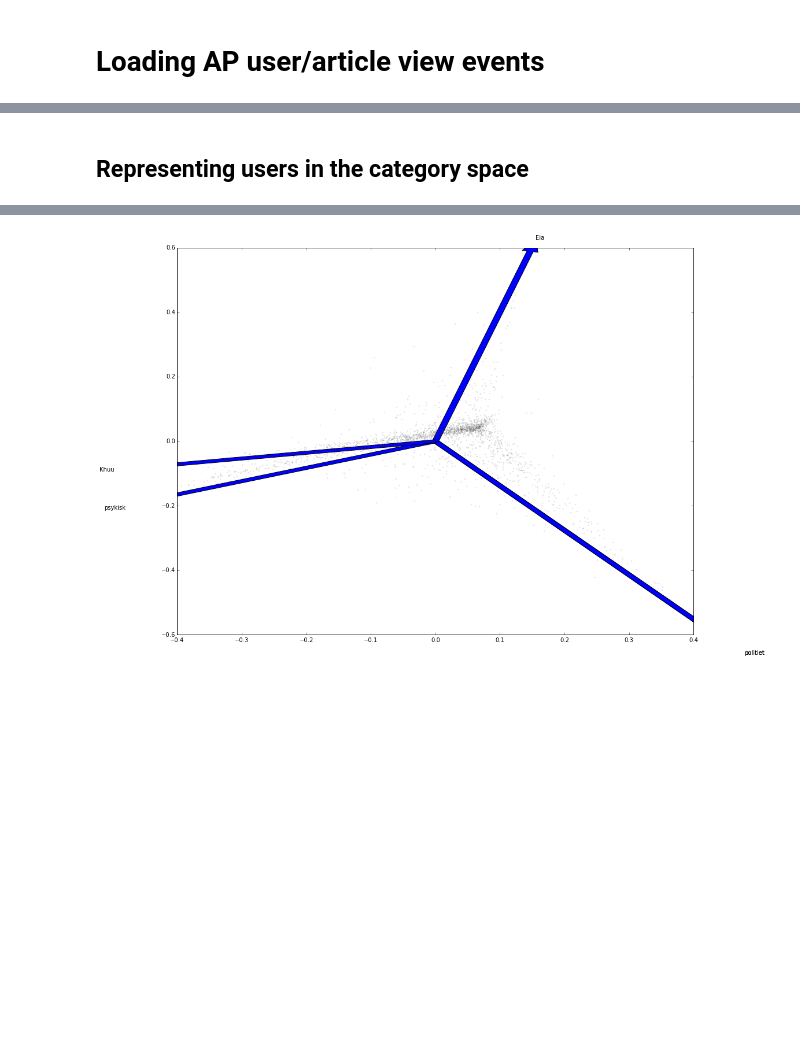
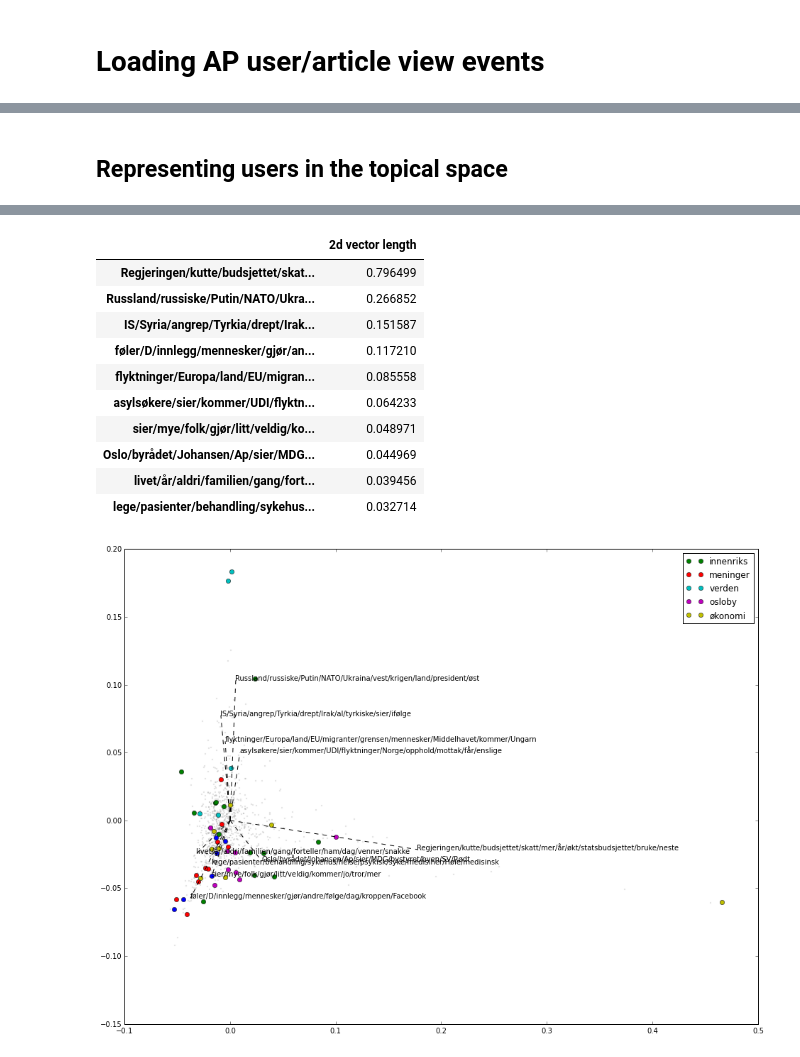
Before and after one commit to pilipolio/recs, a Jupyter notebook: notebooks/201511_UserAndTopics.ipynb, the cells around one changed output, grey strips where cells are left out. Cells and saved outputs as stored; diff of their text form; code cells hidden in the pictures; blank space fills up the shorter version.

Commit message:
topics.html working, plus notebooks

```diff
--- a/notebooks/201511_UserAndTopics.ipynb
+++ b/notebooks/201511_UserAndTopics.ipynb
@@ -44,8 +79,11 @@ u'Kina'
 article_path = '/Users/Gui/Data/ap_article_topics_weights.json'
 article_topics_weights = json.load(open(article_path))
 
-flatten_article_weights = chain(*[[(article_id, topic_id, weight) for topic_id, weight in enumerate(features)] for article_id, features in article_topics_weights.items()])
+flatten_article_weights = chain.from_iterable([[(int(article_id), topic_id, weight) for topic_id, weight in enumerate(features)] for article_id, features in article_topics_weights.items()])
 
 article_weights = pd.DataFrame.from_records(flatten_article_weights, columns=['article_id', 'topic', 'weight'])
+
+print(article_weights.dtypes)
+print(article_weights.shape)
 article_weights.head()
 # %% [output]
@@ -58,5 +101,9 @@ article_weights.head()
 # %%
 article_topic_weights = article_weights.pivot(index='article_id', columns='topic', values='weight')
+article_topic_weights = article_topic_weights.ix[:, ~too_similar_topics]
+
 article_topic_weights.columns = top_word_topics['word']
+print(article_topic_weights.shape)
+
 article_topic_weights.head()
 # %% [output]
@@ -85,6 +159,6 @@ print("{} views from {} x {} user/articles from {} to {}".format(
 # %%
-events_with_article_content = user_events.item.isin(article_topic_weights.index)
-user_events = user_events.ix[events_with_article_content.values,:]
+events_with_article_content = all_user_events.item.isin(article_topic_weights.index)
+user_events = all_user_events.ix[events_with_article_content.values, :]
 
 print("{} events with content from {} x {} user/articles".format(
         user_events.shape[0],
@@ -157,6 +236,6 @@ pd.DataFrame(user_events_with_topics.iloc[:, 5:].sum(), columns=['views']).sort_
 # %%
-user_topics_sums = user_events_with_topics.groupby('user').sum().iloc[:,5:]
-
+user_topics_sums = user_events_with_topics.groupby('user').sum().iloc[:, 5:]
+user_article_counts = user_events_with_topics.groupby('user').size()
 user_topics_probs = user_topics_sums.div(user_topics_sums.sum(axis=1), axis=0)
 
 user_topics_probs.head()
@@ -172,17 +251,36 @@ user_topics_probs.head()
 # %% [markdown]
-## Representing users in the category space
+## Representing users in the topical space
 # %%
-import matplotlib.pyplot as plt
-%matplotlib inline
 import numpy as np
 from sklearn.decomposition import PCA
 
-plt.figure(figsize=(16, 12))
-pca = PCA(n_components=2)
-user_2d = pca.fit_transform(user_topics_probs.values[user_totals.values > 3,:])
+from matplotlib import pyplot as plt
+%matplotlib inline
 
-plt.plot(user_2d[:,0], user_2d[:,1], 'ko', markeredgecolor='grey', ms=2, alpha=.1)
+fig = plt.figure(figsize=(16, 12))
 
+# users
+pca = PCA(n_components=10)
+pca.fit(user_topics_probs.values[user_article_counts.values > 5, :])
+user_2d = pca.transform(user_topics_probs.values[user_article_counts.values > 1, :])
+plt.plot(user_2d[:1000,0], user_2d[:1000,1], 'ko', markeredgecolor='grey', ms=2, alpha=.1)
+
+# top 50 articles
+top = 50
+article_counts = user_events_with_topics.groupby('item').size().sort_values(ascending=False)
+top_articles = article_counts.iloc[:top].index
+articles_pca_df = pd.DataFrame(
+    data=pca.transform(article_topic_weights.ix[top_articles, user_topics_probs.columns]),
+    index=top_articles).join(article_categories)
+
+articles_pca_df.section[articles_pca_df.section == ''] == 'misc'
+
+for key, indexes in articles_pca_df.reset_index().groupby('section').groups.items():
+    plt.plot(articles_pca_df.values[indexes, 0], articles_pca_df.values[indexes, 1], 'o', label=key)
+
+scatter = plt.scatter(articles_pca_df.values[:,0], articles_pca_df.values[:,1], s=50, alpha=0.01)
+
+# topics arrow
 base_topics = user_topics_probs.columns.tolist()
 def topics_to_canonical_array(topics, base_topics=base_topics):
     return np.array([1 if t in topics else 0 for t in base_topics])
@@ -191,14 +289,21 @@ topics_2d = pd.DataFrame(
     data=np.array([pca.transform(topics_to_canonical_array([topic]))[0] for topic in base_topics]),
     index=base_topics)
 
-n = 5
+n = 10
 topn_topics = topics_2d.apply(
     lambda row: np.power(row[0], 2) + np.power(row[1], 2), axis=1).sort_values(ascending=False).iloc[:n]
-print topn_topics
+
+arrow_length_ratio = .2
 for topic in topn_topics.index:
-    point = topics_2d.loc[topic].values
+    point = topics_2d.loc[topic].values * arrow_length_ratio
     if len(point.shape) > 1:
         point = point[0,:]
-    plt.text(*point, s=topic)
-    plt.arrow(0, 0, point[0], point[1], width=0.01, length_includes_head=True, head_width=0.025)
+    plt.text(point[0], point[1], s=topic)
+    #plt.arrow(0, 0, point[0], point[1], width=0.0001, length_includes_head=True, head_width=0.0025)
+    plt.plot([0, point[0]], [0, point[1]], 'k--')
+
+#plt.xlim([-0.2, 0.2]); plt.ylim([-0.2, 0.2])
+plt.legend()
+
+pd.DataFrame(topn_topics, columns=['2d vector length'])
 # %% [output]
@@ -211 +310,12 @@ dtype: float64
+|  | 2d vector length |
+| Regjeringen/kutte/budsjettet/skat... | 0.796499 |
+| Russland/russiske/Putin/NATO/Ukra... | 0.266852 |
+| IS/Syria/angrep/Tyrkia/drept/Irak... | 0.151587 |
+| føler/D/innlegg/mennesker/gjør/an... | 0.117210 |
+| flyktninger/Europa/land/EU/migran... | 0.085558 |
+| asylsøkere/sier/kommer/UDI/flyktn... | 0.064233 |
+| sier/mye/folk/gjør/litt/veldig/ko... | 0.048971 |
+| Oslo/byrådet/Johansen/Ap/sier/MDG... | 0.044969 |
+| livet/år/aldri/familien/gang/fort... | 0.039456 |
+| lege/pasienter/behandling/sykehus... | 0.032714 |
-[figure, old version]
+[figure, new version]
```
Also changed, not shown: parts of 28 cells of this notebook, 16 other files.
